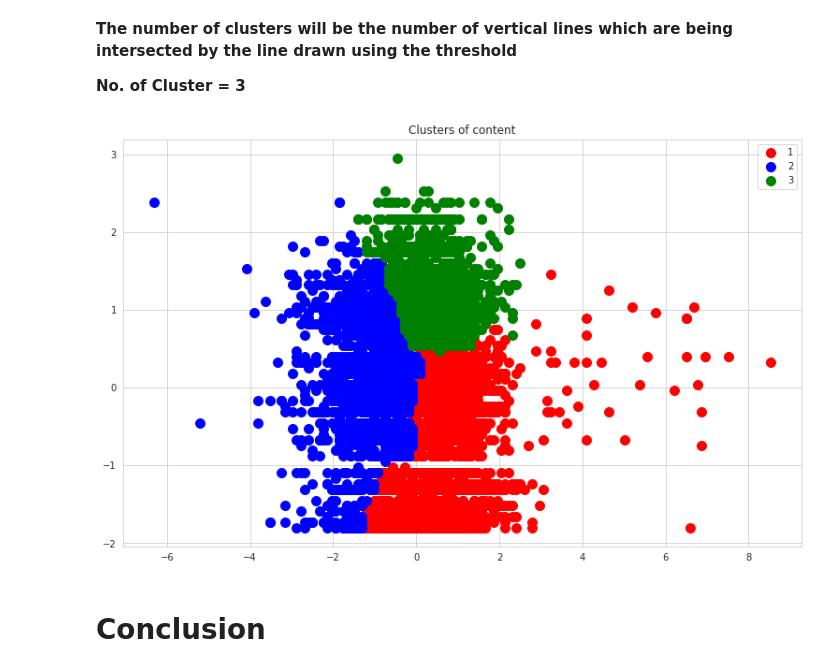
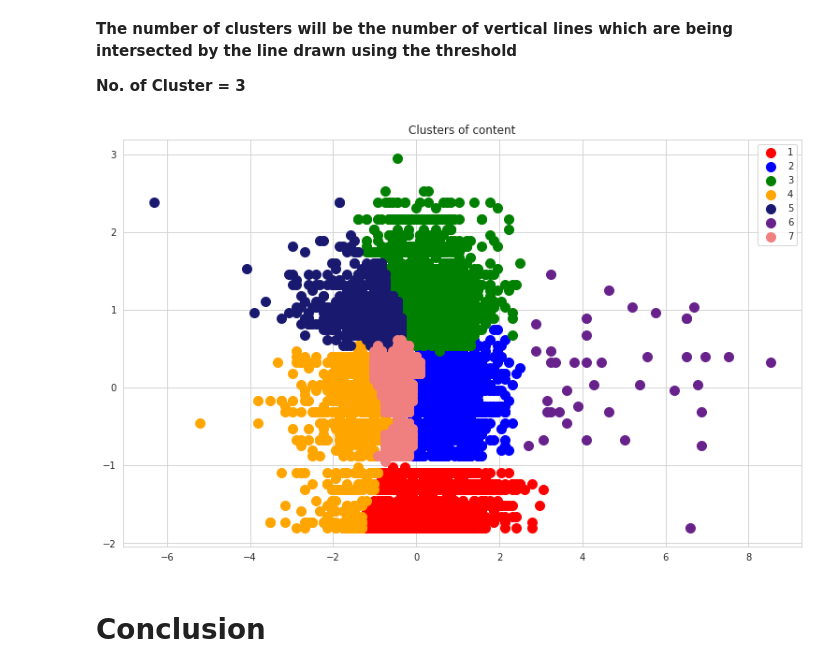
Before and after one commit to anisbagwan/NETFLIX-MOVIES-and-TV-shows-clusteringG, a Jupyter notebook: NETFLIX_MOVIES_AND_TV_SHOWS_CLUSTERING.ipynb, the cells around one changed output. Drawn from its saved outputs; the diff is of its cells as text; code cells hidden in the pictures.

```diff
--- a/NETFLIX_MOVIES_AND_TV_SHOWS_CLUSTERING.ipynb
+++ b/NETFLIX_MOVIES_AND_TV_SHOWS_CLUSTERING.ipynb
@@ -624,7 +624,7 @@ plt.tight_layout()
 Here we will see the output of 2,3,4 and 5 number of clusters.
 # %%
 v=2
-for i in (2,3,4,5):
+for i in (2,3,4,5,6,7,8):
   kmeans = KMeans(n_clusters=i)
   kmeans.fit(X)
   y_kmeans= kmeans.predict(X)
@@ -693,20 +705,23 @@ plt.show() # find largest vertical distance we can make without crossing any oth
 # %%
 # Fitting hierarchical clustering to the mall dataset
 from sklearn.cluster import AgglomerativeClustering
-hc = AgglomerativeClustering(n_clusters = 3, affinity = 'euclidean', linkage = 'ward')
+hc = AgglomerativeClustering(n_clusters = 7, affinity = 'euclidean', linkage = 'ward')
 y_hc = hc.fit_predict(X)
 # %%
 # Visualizing the clusters (three dimensions only)
 plt.figure(figsize=(13,8))
 plt.scatter(X[y_hc == 0, 0], X[y_hc == 0, 1], s = 100, c = 'red', label = '1')
 plt.scatter(X[y_hc == 1, 0], X[y_hc == 1, 1], s = 100, c = 'blue', label = '2')
 plt.scatter(X[y_hc == 2, 0], X[y_hc == 2, 1], s = 100, c = 'green', label = '3')
-
+plt.scatter(X[y_hc == 3, 0], X[y_hc == 3, 1], s = 100, c = 'orange', label = '4')
+plt.scatter(X[y_hc == 4, 0], X[y_hc == 4, 1], s = 100, c = '#191970', label = '5')
+plt.scatter(X[y_hc == 5, 0], X[y_hc == 5, 1], s = 100, c = '#68228B', label = '6')
+plt.scatter(X[y_hc == 6, 0], X[y_hc == 6, 1], s = 100, c = '#F08080', label = '7')
 plt.title('Clusters of content')
 
 plt.legend()
 plt.show()
 # %% [output]
-[figure, old version]
+[figure, new version]
 # %% [markdown]
 # Conclusion
```
Also changed, not shown: parts of 8 cells of this notebook.
